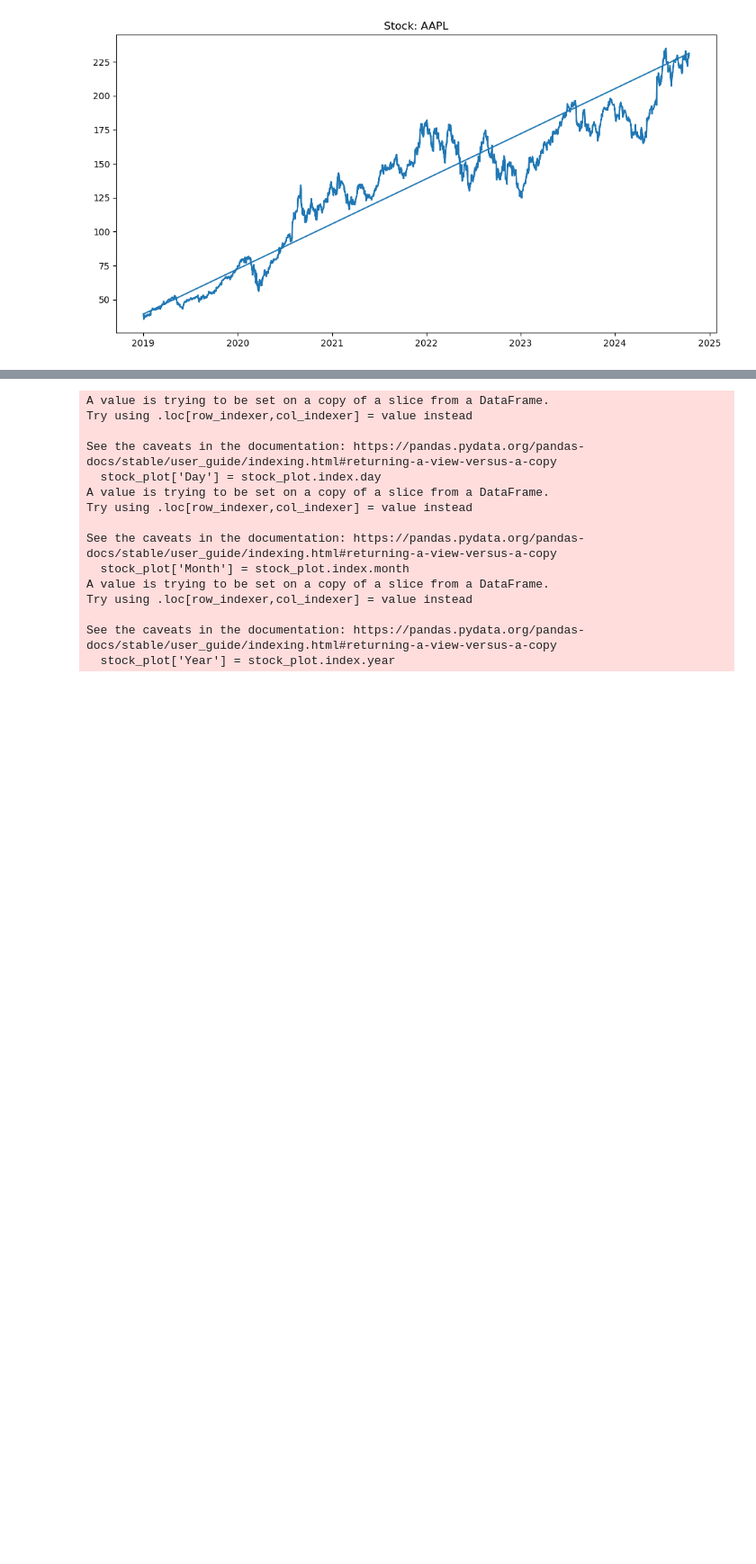
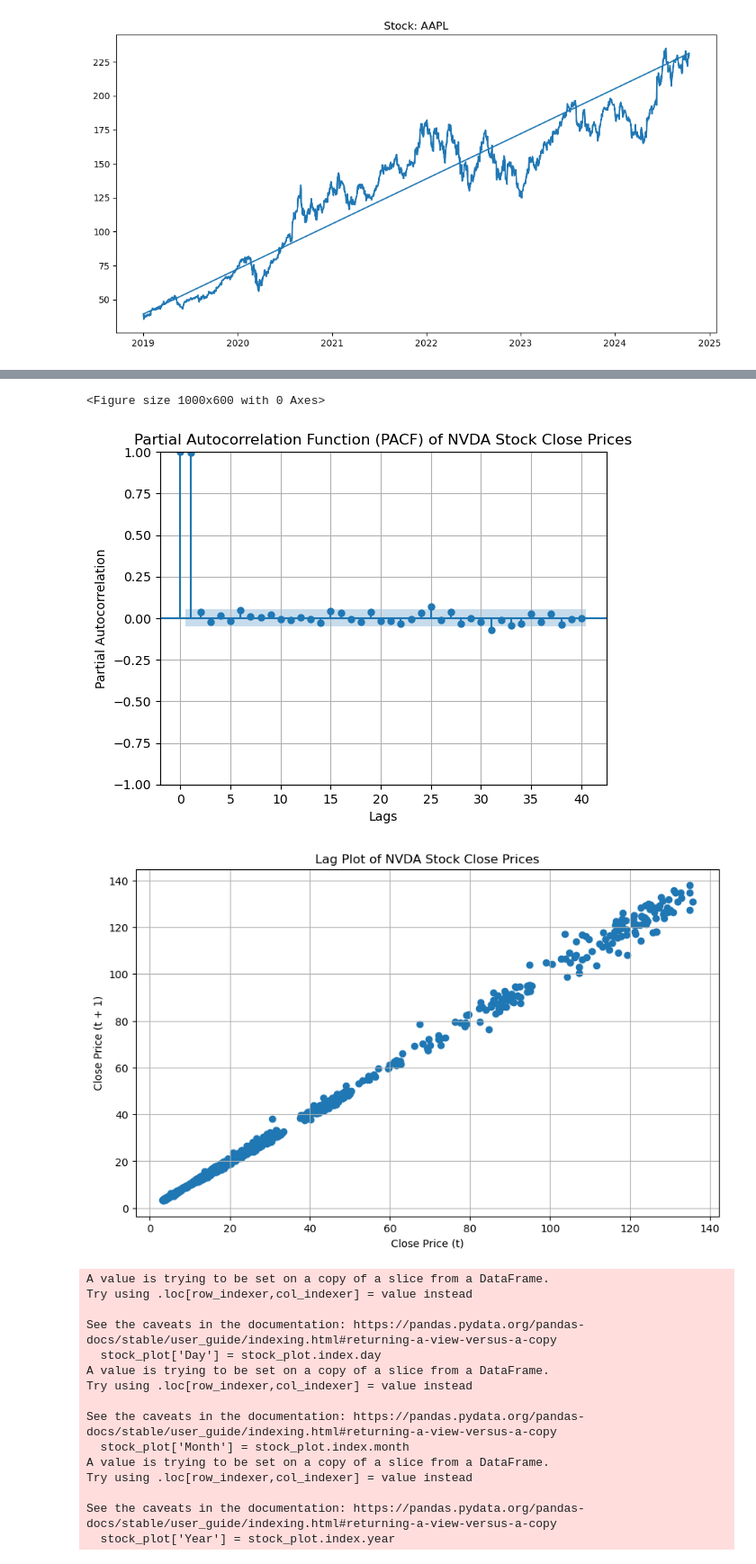
Before and after one commit to cs-muic/dm-2024-t1-pj-eda-honeybadgerlover645, a Jupyter notebook: eda-project.ipynb, the cells around one changed output, grey strips where cells are left out. Shown at 90% size. Saved outputs shown, nothing was run; the diff lists cells and outputs as text; code cells hidden in the pictures; blank space fills up the shorter version.

```diff
--- a/eda-project.ipynb
+++ b/eda-project.ipynb
@@ -770,3 +803,35 @@ def seasonal_plot(df, stockname):
+# %%
+from pandas.plotting import lag_plot
+from statsmodels.graphics.tsaplots import plot_pacf
+
+
+def make_pacf_plot(df, stockname, lag):
+    plt.figure(figsize=(10, 6))
+    plot_pacf(df['Close'], lags=lag)
+    plt.title(f'Partial Autocorrelation Function (PACF) of {stockname} Stock Close Prices')
+    plt.xlabel('Lags')
+    plt.ylabel('Partial Autocorrelation')
+    plt.grid(True)
+    plt.show()
+
+def make_lag_plot(df, stockname, t):
+    plt.figure(figsize=(10, 6))
+    lag_plot(df['Close'], lag=t)
+    plt.title(f'Lag Plot of {stockname} Stock Close Prices')
+    plt.xlabel('Close Price (t)')
+    plt.ylabel(f'Close Price (t + {t})')
+    plt.grid(True)
+    plt.show()
+
+
+# nvda_df = stock_df[stock_df['Stock'] == 'NVDA']
+# nvda_df.set_index('Date', inplace=True)
+# make_pacf_plot(nvda_df, 'NVDA',40)
+# make_lag_plot(nvda_df, 'NVDA', 1)
+# %% [output]
+<Figure size 1000x600 with 0 Axes>
+[figure, added]
+[figure, added]
 # %%
 import pandas as pd
 import matplotlib.pyplot as plt
```
Also changed, not shown: parts of 4 cells of this notebook.
